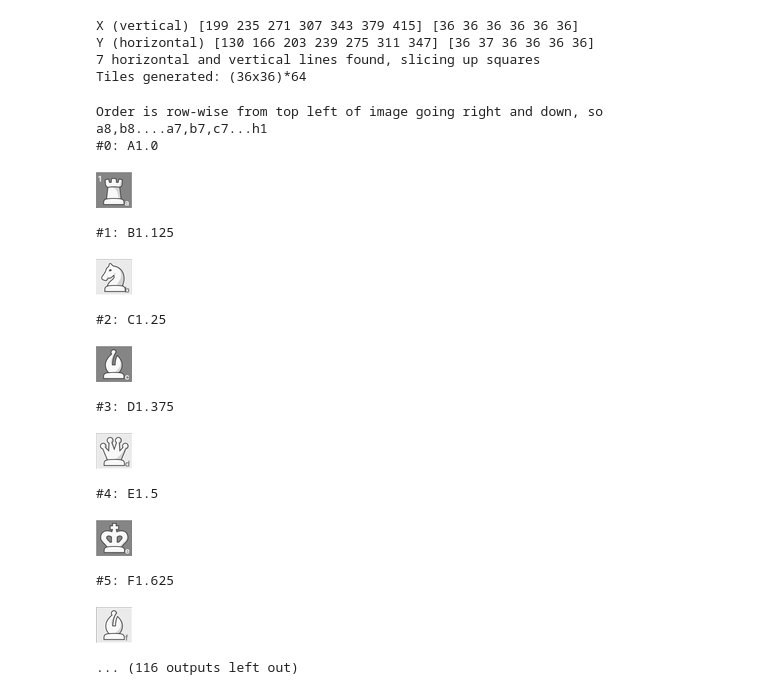
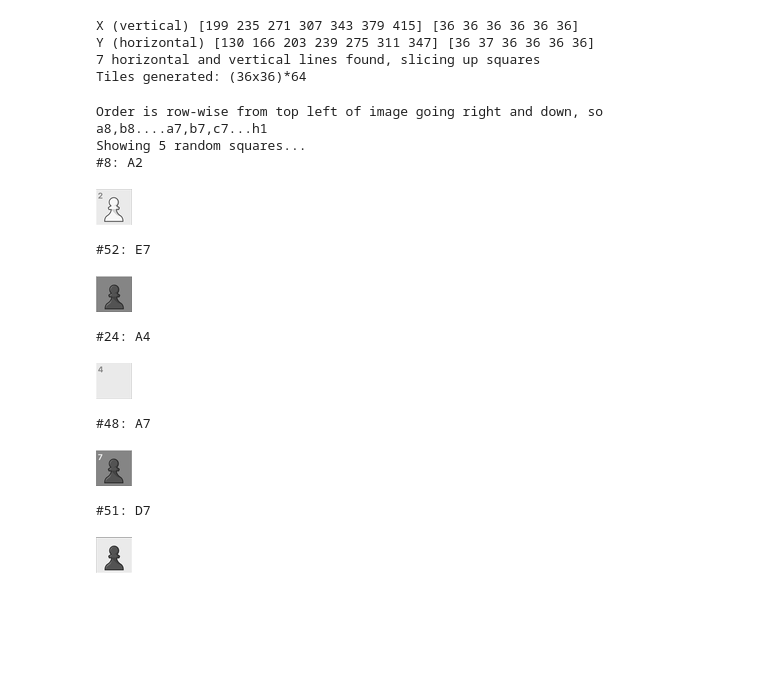
Before and after one commit to arminkz/ChessBot, a Jupyter notebook: chessboard_detection.ipynb, the cells around one changed output. Drawn from its saved outputs; the diff is of its cells as text; code cells hidden in the pictures; blank space fills up the shorter version.

```diff
--- a/chessboard_detection.ipynb
+++ b/chessboard_detection.ipynb
@@ -365,25 +365,24 @@ Tiles generated: (36x36)*64
 # %%
 letters = 'ABCDEFGH'
 
 if is_match:
     print("Order is row-wise from top left of image going right and down, so a8,b8....a7,b7,c7...h1")
-    for i in range(64):
-        print(f"#{i}: {letters[i%8]}{i/8+1}")
+    print("Showing 5 random squares...")
+    for i in np.random.choice(np.arange(64),5,replace=False):
+        print("#%d: %s%d" % (i, letters[i%8], i/8+1))
         display_array(squares[:,:,i],rng=[0,255])
 else:
     print("Didn't have lines to slice image up.")
 # %% [output]
 Order is row-wise from top left of image going right and down, so a8,b8....a7,b7,c7...h1
-#0: A1.0
+Showing 5 random squares...
+#8: A2
-[figure, old version]
+[figure, new version]
-#1: B1.125
+#52: E7
-[figure, old version]
+[figure, new version]
-#2: C1.25
+#24: A4
-[figure, old version]
+[figure, new version]
-#3: D1.375
+#48: A7
-[figure, old version]
+[figure, new version]
-#4: E1.5
+#51: D7
-[figure, old version]
+[figure, new version]
-#5: F1.625
-[figure, removed]
-... (116 outputs left out)
```
Also changed, not shown: 7 other files.
